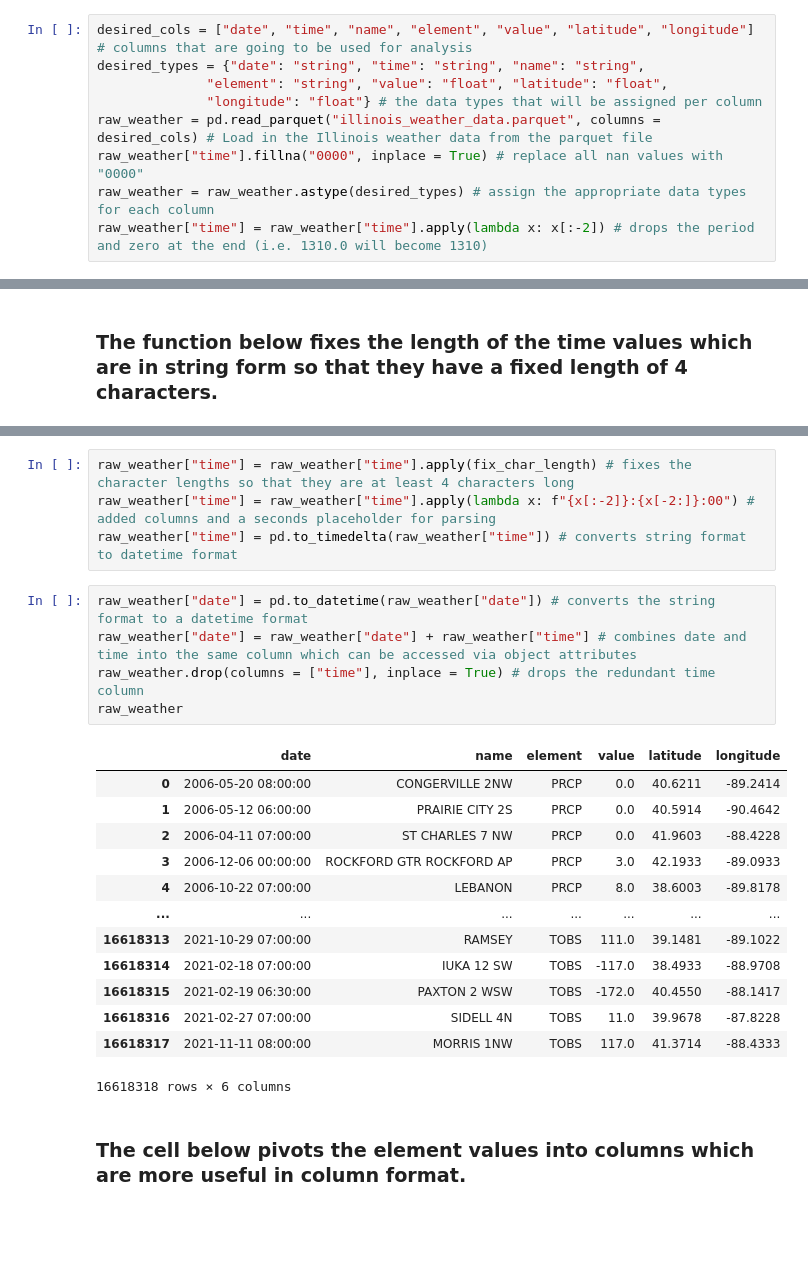
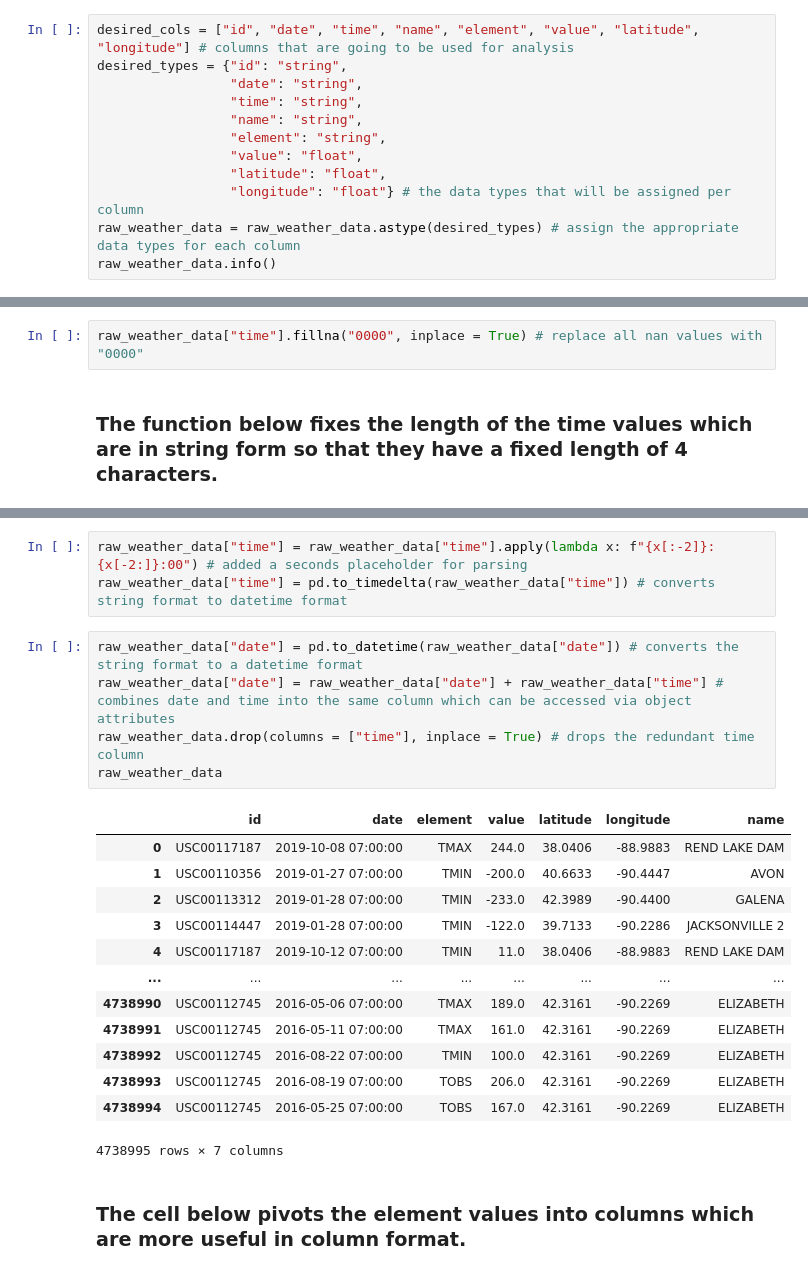
Before and after one commit to hfactor13/IllinoisWeather, a Jupyter notebook: weather_analysis.ipynb, the cells around one changed output, grey strips where cells are left out. Saved outputs shown, nothing was run; the diff lists cells and outputs as text; blank space fills up the shorter version.

```diff
--- a/weather_analysis.ipynb
+++ b/weather_analysis.ipynb
@@ -34,11 +29,14 @@ raw_weather_data = pd.read_gbq(raw_weather_query, use_bqstorage_api = True, prog
 # %% [markdown]
 ### The cell below loads a subset of the data that's needed for analysis along with some modifications to the "time" column.
 # %%
-desired_cols = ["date", "time", "name", "element", "value", "latitude", "longitude"] # columns that are going to be used for analysis
-desired_types = {"date": "string", "time": "string", "name": "string",
-              "element": "string", "value": "float", "latitude": "float",
-              "longitude": "float"} # the data types that will be assigned per column
-raw_weather = pd.read_parquet("illinois_weather_data.parquet", columns = desired_cols) # Load in the Illinois weather data from the parquet file
-raw_weather["time"].fillna("0000", inplace = True) # replace all nan values with "0000"
-raw_weather = raw_weather.astype(desired_types) # assign the appropriate data types for each column
-raw_weather["time"] = raw_weather["time"].apply(lambda x: x[:-2]) # drops the period and zero at the end (i.e. 1310.0 will become 1310)
+desired_cols = ["id", "date", "time", "name", "element", "value", "latitude", "longitude"] # columns that are going to be used for analysis
+desired_types = {"id": "string",
+                 "date": "string",
+                 "time": "string",
+                 "name": "string",
+                 "element": "string",
+                 "value": "float",
+                 "latitude": "float",
+                 "longitude": "float"} # the data types that will be assigned per column
+raw_weather_data = raw_weather_data.astype(desired_types) # assign the appropriate data types for each column
+raw_weather_data.info()
@@ -50,2 +59,4 @@ array([1, 2, 3, 4])
+# %%
+raw_weather_data["time"].fillna("0000", inplace = True) # replace all nan values with "0000"
 # %% [markdown]
 ### The function below fixes the length of the time values which are in string form so that they have a fixed length of 4 characters.
@@ -62,26 +68,25 @@ def fix_char_length(val):
 # %%
-raw_weather["time"] = raw_weather["time"].apply(fix_char_length) # fixes the character lengths so that they are at least 4 characters long
-raw_weather["time"] = raw_weather["time"].apply(lambda x: f"{x[:-2]}:{x[-2:]}:00") # added columns and a seconds placeholder for parsing
-raw_weather["time"] = pd.to_timedelta(raw_weather["time"]) # converts string format to datetime format
+raw_weather_data["time"] = raw_weather_data["time"].apply(lambda x: f"{x[:-2]}:{x[-2:]}:00") # added a seconds placeholder for parsing
+raw_weather_data["time"] = pd.to_timedelta(raw_weather_data["time"]) # converts string format to datetime format
 # %%
-raw_weather["date"] = pd.to_datetime(raw_weather["date"]) # converts the string format to a datetime format
-raw_weather["date"] = raw_weather["date"] + raw_weather["time"] # combines date and time into the same column which can be accessed via object attributes
-raw_weather.drop(columns = ["time"], inplace = True) # drops the redundant time column
-raw_weather
+raw_weather_data["date"] = pd.to_datetime(raw_weather_data["date"]) # converts the string format to a datetime format
+raw_weather_data["date"] = raw_weather_data["date"] + raw_weather_data["time"] # combines date and time into the same column which can be accessed via object attributes
+raw_weather_data.drop(columns = ["time"], inplace = True) # drops the redundant time column
+raw_weather_data
 # %% [output]
-|  | date | name | element | value | latitude | longitude |
-| 0 | 2006-05-20 08:00:00 | CONGERVILLE 2NW | PRCP | 0.0 | 40.6211 | -89.2414 |
-| 1 | 2006-05-12 06:00:00 | PRAIRIE CITY 2S | PRCP | 0.0 | 40.5914 | -90.4642 |
-| 2 | 2006-04-11 07:00:00 | ST CHARLES 7 NW | PRCP | 0.0 | 41.9603 | -88.4228 |
-| 3 | 2006-12-06 00:00:00 | ROCKFORD GTR ROCKFORD AP | PRCP | 3.0 | 42.1933 | -89.0933 |
-| 4 | 2006-10-22 07:00:00 | LEBANON | PRCP | 8.0 | 38.6003 | -89.8178 |
-| ... | ... | ... | ... | ... | ... | ... |
-| 16618313 | 2021-10-29 07:00:00 | RAMSEY | TOBS | 111.0 | 39.1481 | -89.1022 |
-| 16618314 | 2021-02-18 07:00:00 | IUKA 12 SW | TOBS | -117.0 | 38.4933 | -88.9708 |
-| 16618315 | 2021-02-19 06:30:00 | PAXTON 2 WSW | TOBS | -172.0 | 40.4550 | -88.1417 |
-| 16618316 | 2021-02-27 07:00:00 | SIDELL 4N | TOBS | 11.0 | 39.9678 | -87.8228 |
-| 16618317 | 2021-11-11 08:00:00 | MORRIS 1NW | TOBS | 117.0 | 41.3714 | -88.4333 |
+|  | id | date | element | value | latitude | longitude | name |
+| 0 | USC00117187 | 2019-10-08 07:00:00 | TMAX | 244.0 | 38.0406 | -88.9883 | REND LAKE DAM |
+| 1 | USC00110356 | 2019-01-27 07:00:00 | TMIN | -200.0 | 40.6633 | -90.4447 | AVON |
+| 2 | USC00113312 | 2019-01-28 07:00:00 | TMIN | -233.0 | 42.3989 | -90.4400 | GALENA |
+| 3 | USC00114447 | 2019-01-28 07:00:00 | TMIN | -122.0 | 39.7133 | -90.2286 | JACKSONVILLE 2 |
+| 4 | USC00117187 | 2019-10-12 07:00:00 | TMIN | 11.0 | 38.0406 | -88.9883 | REND LAKE DAM |
+| ... | ... | ... | ... | ... | ... | ... | ... |
+| 4738990 | USC00112745 | 2016-05-06 07:00:00 | TMAX | 189.0 | 42.3161 | -90.2269 | ELIZABETH |
+| 4738991 | USC00112745 | 2016-05-11 07:00:00 | TMAX | 161.0 | 42.3161 | -90.2269 | ELIZABETH |
+| 4738992 | USC00112745 | 2016-08-22 07:00:00 | TMIN | 100.0 | 42.3161 | -90.2269 | ELIZABETH |
+| 4738993 | USC00112745 | 2016-08-19 07:00:00 | TOBS | 206.0 | 42.3161 | -90.2269 | ELIZABETH |
+| 4738994 | USC00112745 | 2016-05-25 07:00:00 | TOBS | 167.0 | 42.3161 | -90.2269 | ELIZABETH |
-16618318 rows × 6 columns
+4738995 rows × 7 columns
 # %% [markdown]
 ### The cell below pivots the element values into columns which are more useful in column format.
 # %%
```
Also changed, not shown: parts of 19 cells of this notebook, 1 other file.
